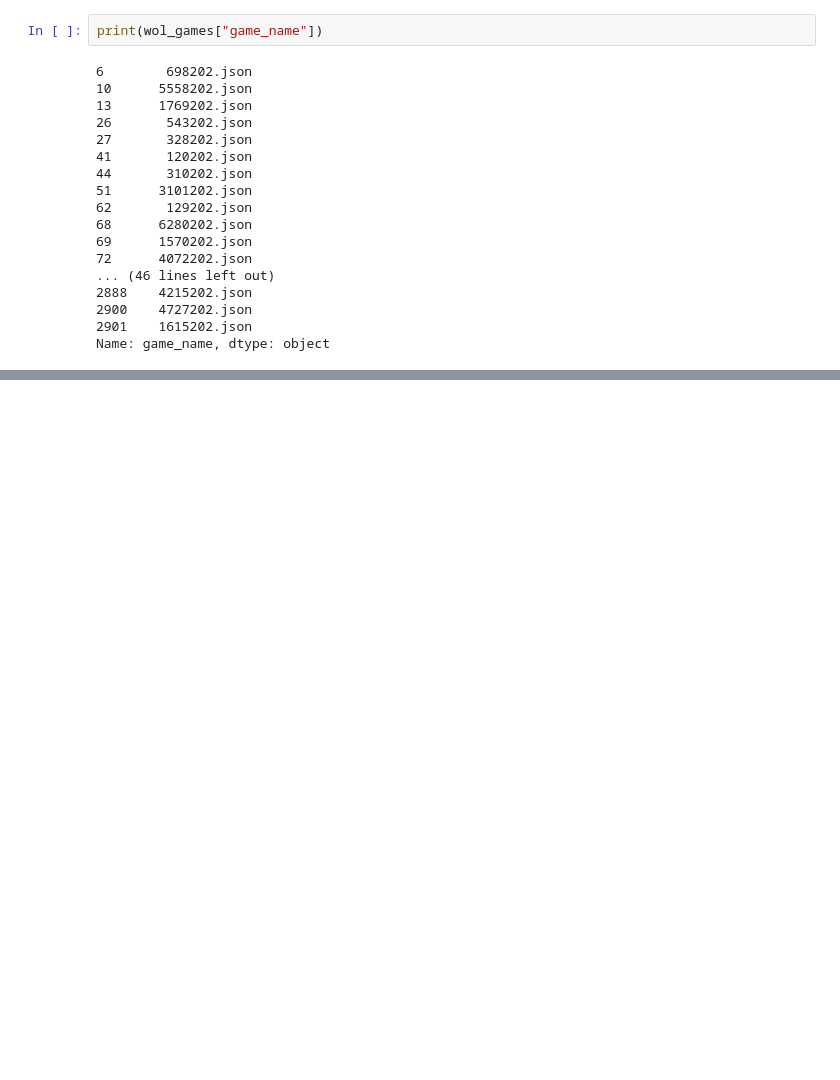
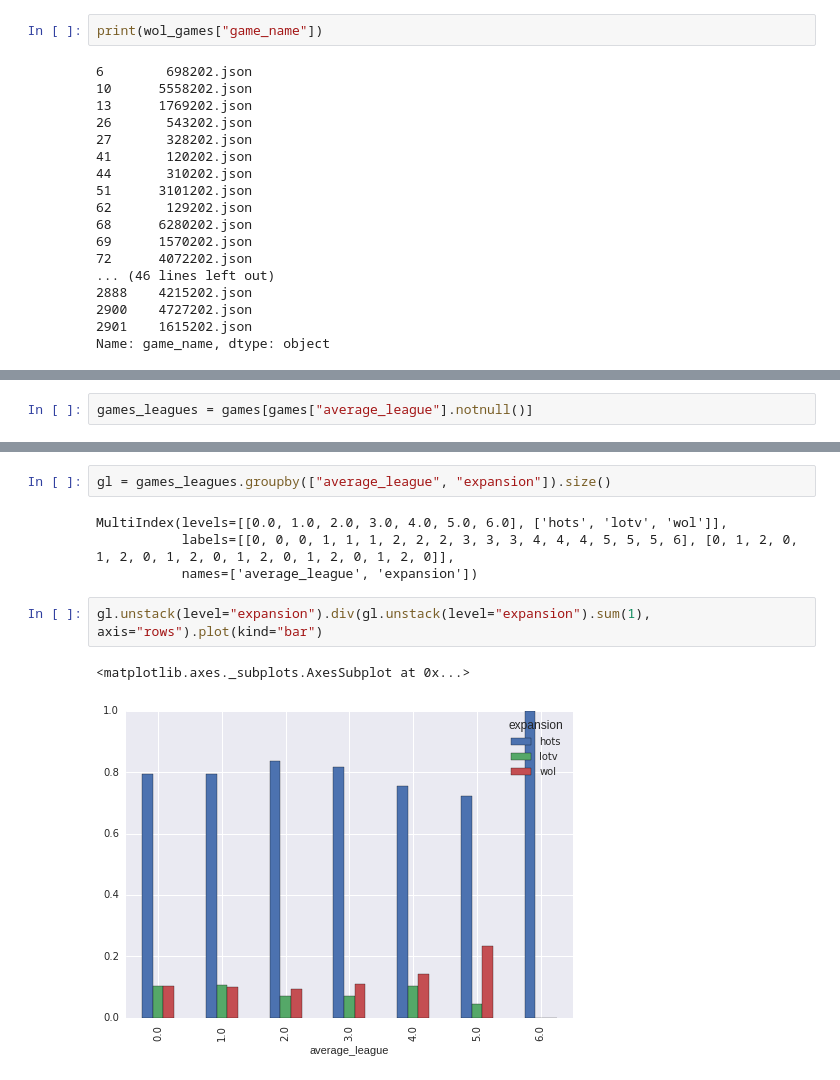
Before and after one commit to inexxt/sc2data, a Jupyter notebook: jacek_notebooks/Metadata_plots.ipynb, the cells around one changed output, grey strips where cells are left out. Saved outputs shown, nothing was run; the diff lists cells and outputs as text; blank space fills up the shorter version.

```diff
--- a/jacek_notebooks/Metadata_plots.ipynb
+++ b/jacek_notebooks/Metadata_plots.ipynb
@@ -92,0 +125,2 @@ Name: game_name, dtype: object
+# %%
+games_leagues = games[games["average_league"].notnull()]
@@ -92,0 +148,11 @@ Name: game_name, dtype: object
+# %%
+gl = games_leagues.groupby(["average_league", "expansion"]).size()
+# %% [output]
+MultiIndex(levels=[[0.0, 1.0, 2.0, 3.0, 4.0, 5.0, 6.0], ['hots', 'lotv', 'wol']],
+           labels=[[0, 0, 0, 1, 1, 1, 2, 2, 2, 3, 3, 3, 4, 4, 4, 5, 5, 5, 6], [0, 1, 2, 0, 1, 2, 0, 1, 2, 0, 1, 2, 0, 1, 2, 0, 1, 2, 0]],
+           names=['average_league', 'expansion'])
+# %%
+gl.unstack(level="expansion").div(gl.unstack(level="expansion").sum(1), axis="rows").plot(kind="bar")
+# %% [output]
+<matplotlib.axes._subplots.AxesSubplot at 0x...>
+[figure, added]
```
Also changed, not shown: parts of 9 cells of this notebook, 1 other file.
